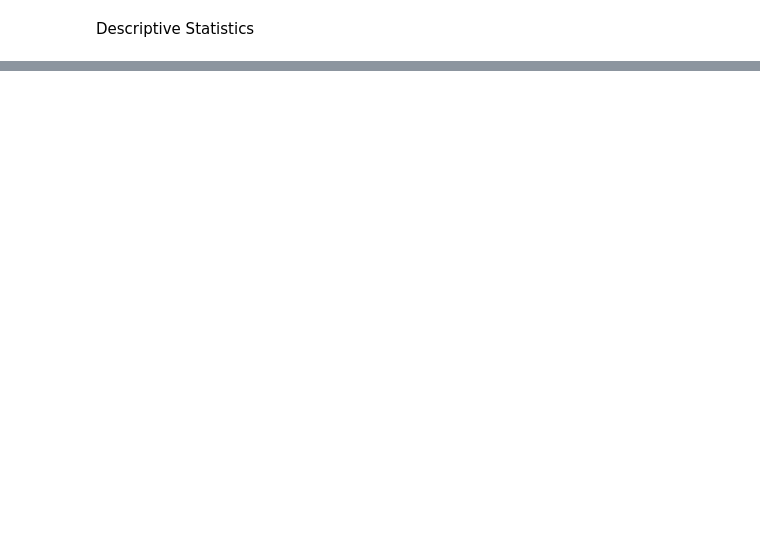
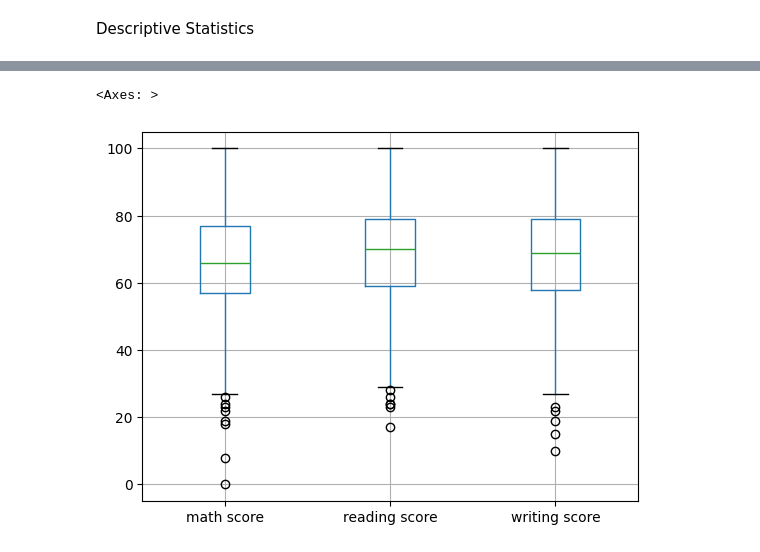
Before and after one commit to wizard-devops/eda-practice, a Jupyter notebook: eda-students.ipynb, the cells around one changed output, grey strips where cells are left out. Cells and saved outputs as stored; diff of their text form; code cells hidden in the pictures; blank space fills up the shorter version.

```diff
--- a/eda-students.ipynb
+++ b/eda-students.ipynb
@@ -30,0 +71,6 @@ df.describe()
+# %%
+# boxplot for df
+df.boxplot()
+# %% [output]
+<Axes: >
+[figure, added]
```
Also changed, not shown: parts of 11 cells of this notebook.
